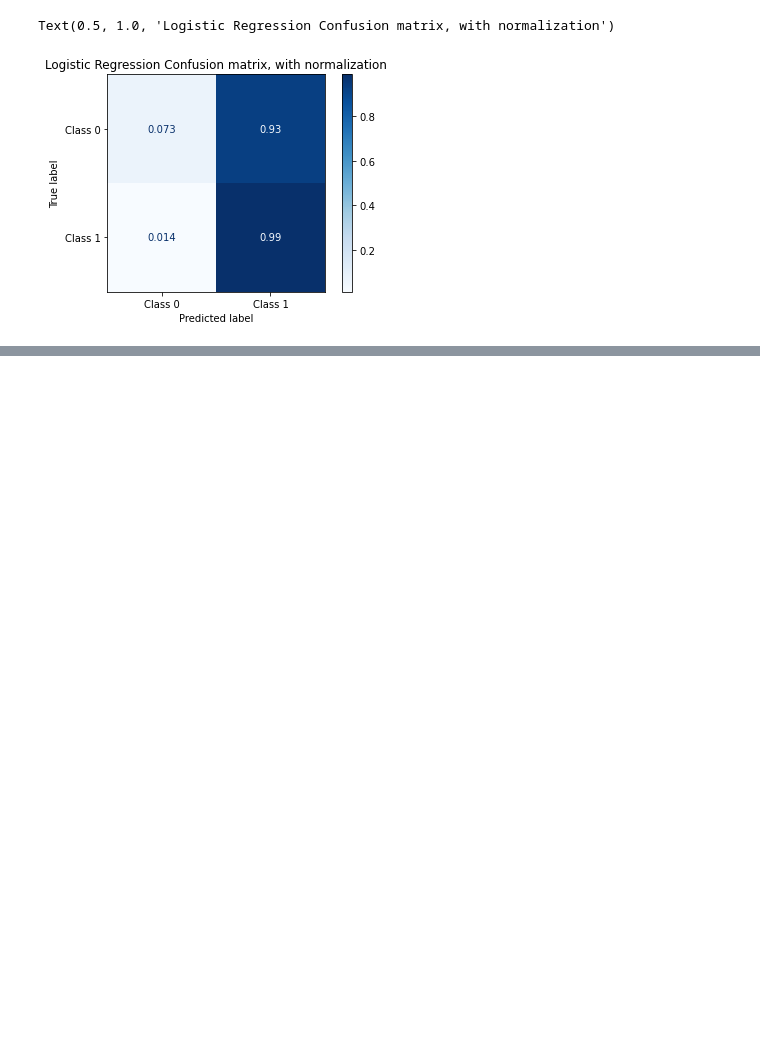
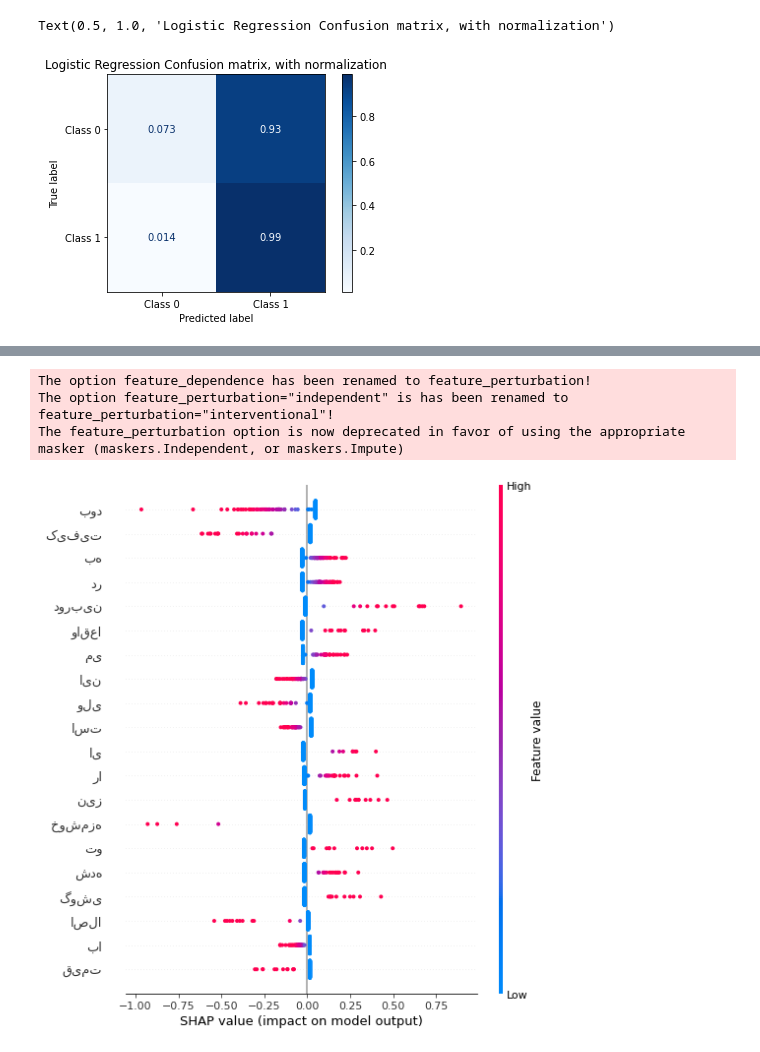
Before and after one commit to AZarenejad/Sentiment-Analysis, a Jupyter notebook: LogisticRegression.ipynb, the cells around one changed output, grey strips where cells are left out. Saved outputs shown, nothing was run; the diff lists cells and outputs as text; code cells hidden in the pictures; blank space fills up the shorter version.

```diff
--- a/LogisticRegression.ipynb
+++ b/LogisticRegression.ipynb
@@ -170 +181,13 @@ Text(0.5, 0, 'Word')
 [figure]
+# %%
+explainer = shap.LinearExplainer(lr, train_feature_set, feature_dependence="independent")
+shap_values = explainer.shap_values(test_feature_set)
+X_test_array = test_feature_set.toarray() # we need to pass a dense version for the plotting functions
+# %% [output]
+The option feature_dependence has been renamed to feature_perturbation!
+The option feature_perturbation="independent" is has been renamed to feature_perturbation="interventional"!
+The feature_perturbation option is now deprecated in favor of using the appropriate masker (maskers.Independent, or maskers.Impute)
+# %%
+shap.summary_plot(shap_values, X_test_array, feature_names=tfidf_v.get_feature_names())
+# %% [output]
+[figure, added]
```
Also changed, not shown: parts of 5 cells of this notebook.
